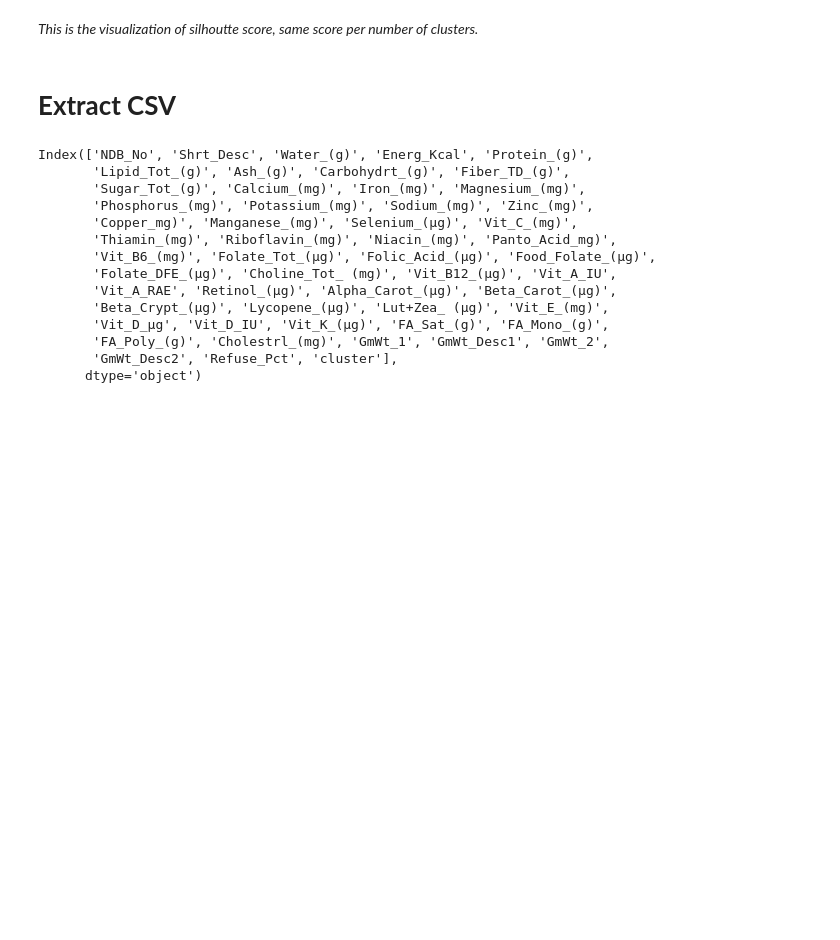
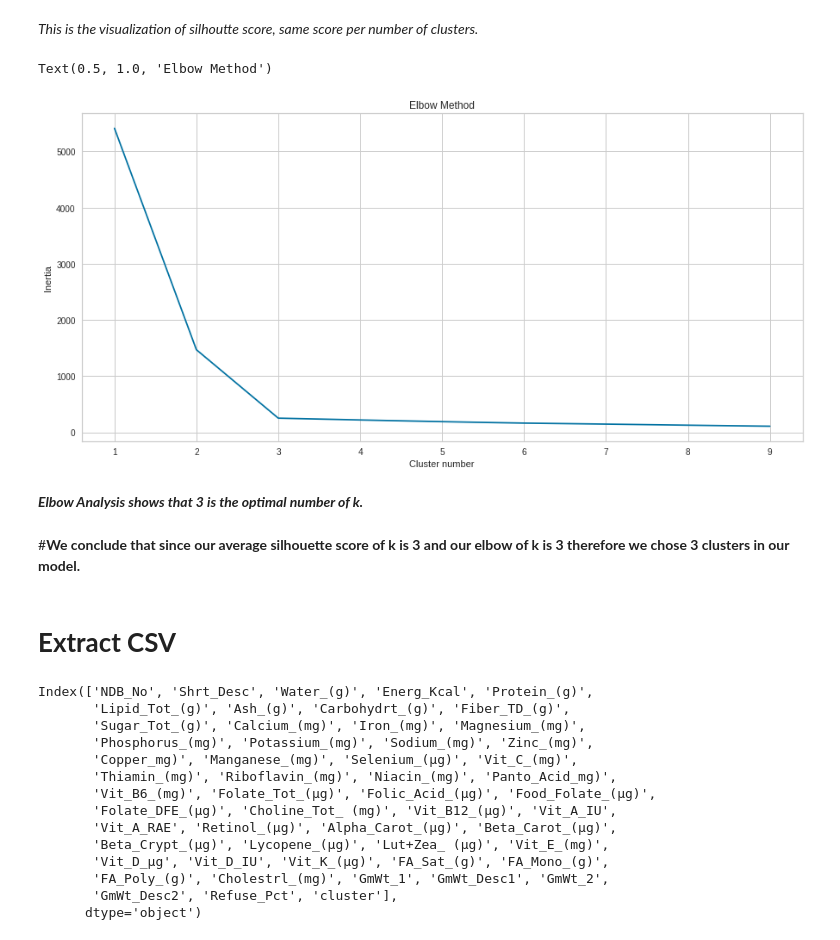
Before and after one commit to nutzbee/Documentations, a Jupyter notebook: Using_K_means_Clustering.ipynb, the cells around one changed output. Cells and saved outputs as stored; diff of their text form; code cells hidden in the pictures; blank space fills up the shorter version.

```diff
--- a/Using_K_means_Clustering.ipynb
+++ b/Using_K_means_Clustering.ipynb
@@ -499,5 +499,25 @@ for i in [2, 3, 4]:
 # %% [markdown]
 *This is the visualization of silhoutte score, same score per number of clusters.*
+# %%
+distortions = []
+K = range(1,10)
+for k in K:
+    kmeanModel = KMeans(n_clusters=k)
+    kmeanModel.fit(X)
+    distortions.append(kmeanModel.inertia_)
+# %%
+plt.figure(figsize=(15,7))
+plt.plot(K, distortions, 'bx-')
+plt.xlabel('Cluster number')
+plt.ylabel('Inertia')
+plt.title('Elbow Method')
+# %% [output]
+Text(0.5, 1.0, 'Elbow Method')
+[figure, added]
+# %% [markdown]
+***Elbow Analysis shows that 3 is the optimal number of k.***
+# %% [markdown]
+#**We conclude that since our average silhouette score of k is 3 and our elbow of k is 3 therefore we chose 3 clusters in our model.**
 # %% [markdown]
 # **Extract CSV**
 # %%
```
Also changed, not shown: parts of 8 cells of this notebook.
